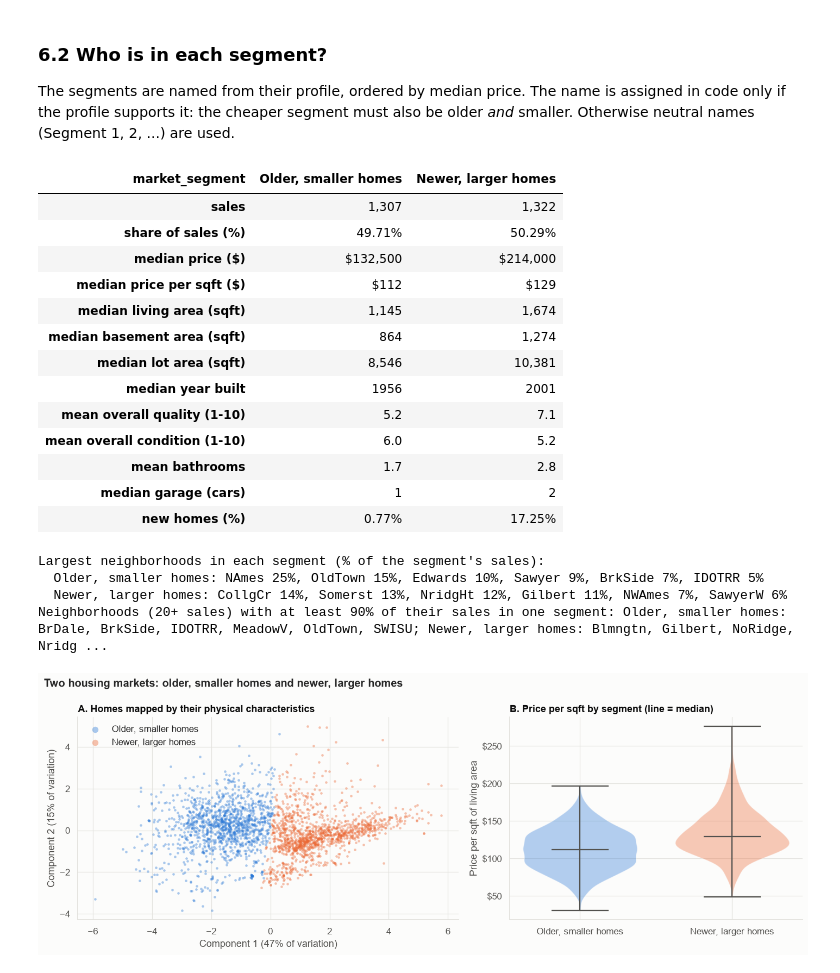
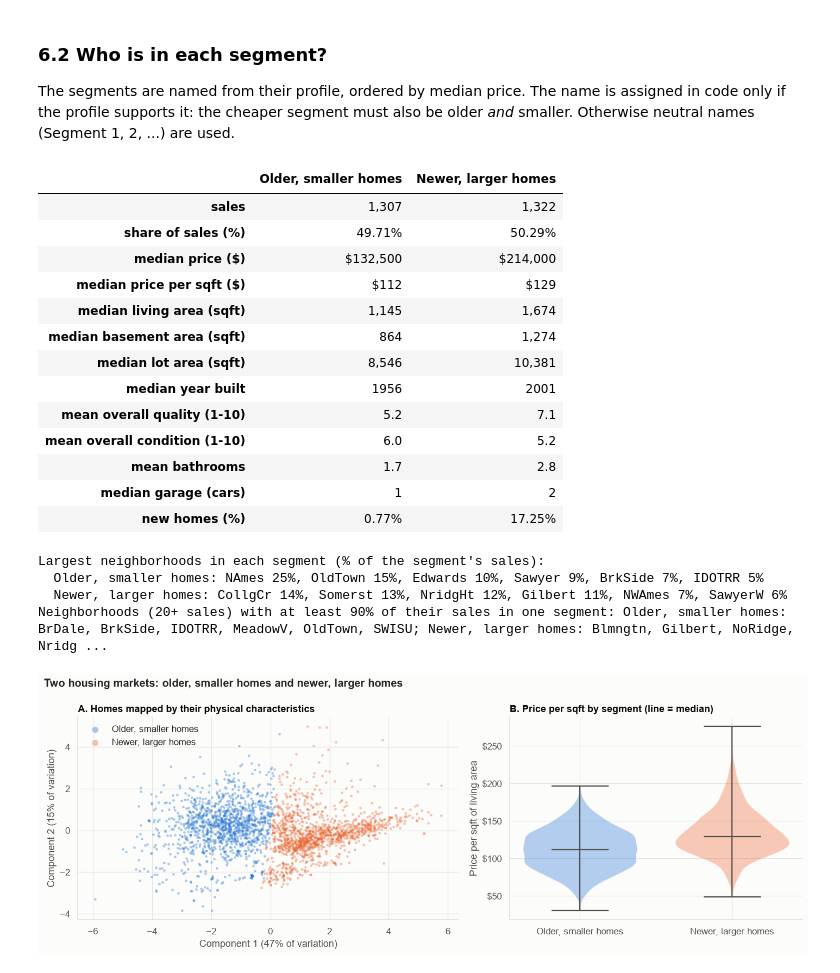
Before and after one commit to daniosp/final-proyect-ml, a Jupyter notebook: main/clearview_analysis.ipynb, the cells around one changed output. Cells and saved outputs as stored; diff of their text form; code cells hidden in the pictures.

```diff
--- a/main/clearview_analysis.ipynb
+++ b/main/clearview_analysis.ipynb
@@ -3433,35 +3433,35 @@ data_fe["market_segment"] = pd.Series(raw_labels, index=data_fe.index).map(SEGME
 g = data_fe.groupby("market_segment")
 profile = pd.DataFrame({
     "sales": g.size(),
     "share of sales (%)": 100 * g.size() / len(data_fe),
     "median price ($)": g["SalePrice"].median(),
     "median price per sqft ($)": g.apply(lambda d: (d["SalePrice"] / d["Gr Liv Area"]).median(), include_groups=False),
     "median living area (sqft)": g["Gr Liv Area"].median(),
     "median basement area (sqft)": g["Total Bsmt SF"].median(),
     "median lot area (sqft)": g["Lot Area"].median(),
     "median year built": g["Year Built"].median(),
     "mean overall quality (1-10)": g["Overall Qual"].mean(),
     "mean overall condition (1-10)": g["Overall Cond"].mean(),
     "mean bathrooms": g["total_baths"].mean(),
     "median garage (cars)": g["Garage Cars"].median(),
     "new homes (%)": 100 * g["is_new_home"].mean(),
-}).loc[SEGMENTS].T
+}).loc[SEGMENTS].rename_axis(index=None).T
 display(format_table(profile.T, money=["median price ($)", "median price per sqft ($)"], pct=["share of sales (%)", "new homes (%)"],
                      ints=["sales", "median living area (sqft)", "median basement area (sqft)", "median lot area (sqft)",
                            "median garage (cars)"], years=["median year built"], decimals=1).T)
 
 TOP_NEIGHBORHOODS = 6
 mix = pd.crosstab(data_fe["Neighborhood"], data_fe["market_segment"])[SEGMENTS]
 top = {s: (mix[s].sort_values(ascending=False).head(TOP_NEIGHBORHOODS) / mix[s].sum() * 100).round(0)
        for s in SEGMENTS}
 print("Largest neighborhoods in each segment (% of the segment's sales):")
 for s in SEGMENTS:
     print(f"  {s}: " + ", ".join(f"{n} {v:.0f}%" for n, v in top[s].items()))
 mostly = (mix.div(mix.sum(axis=1), axis=0) >= 0.9) & (mix.sum(axis=1).to_numpy()[:, None] >= 20)
 print("Neighborhoods (20+ sales) with at least 90% of their sales in one segment: "
       + "; ".join(f"{s}: {', '.join(mostly.index[mostly[s]])}" for s in SEGMENTS if mostly[s].any()))
 # %% [output]
-| market_segment | Older, smaller homes | Newer, larger homes |
+|  | Older, smaller homes | Newer, larger homes |
 | sales | 1,307 | 1,322 |
 | share of sales (%) | 49.71% | 50.29% |
 | median price ($) | $132,500 | $214,000 |
```
Also changed, not shown: parts of 4 cells of this notebook.
